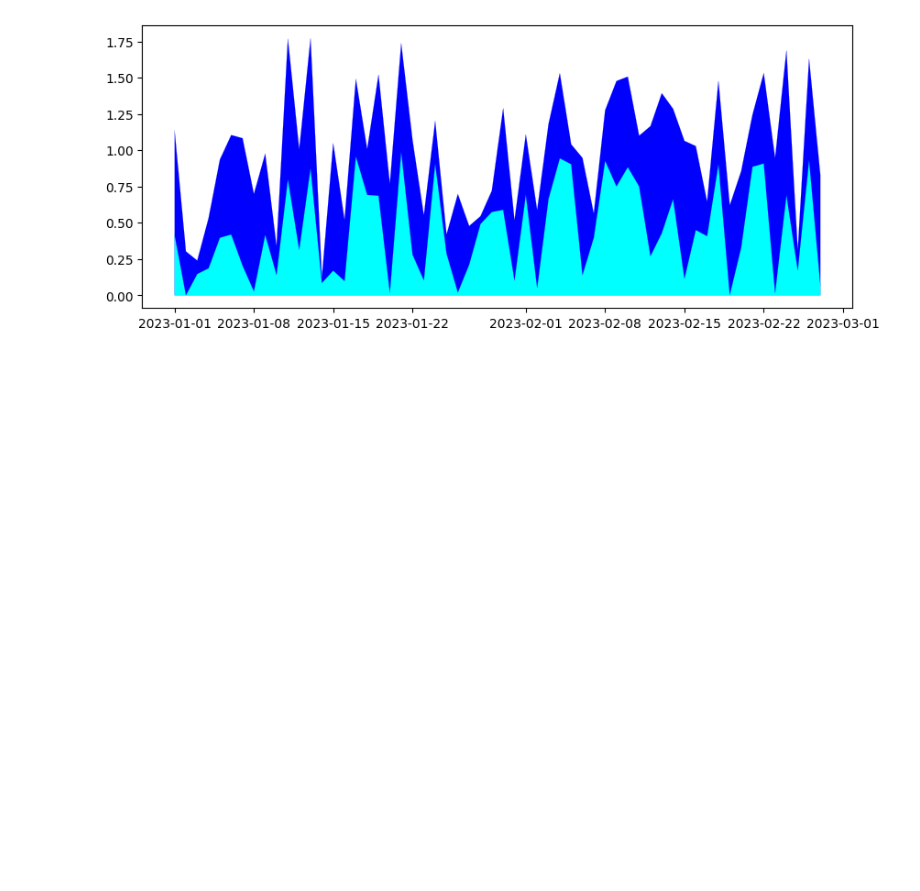
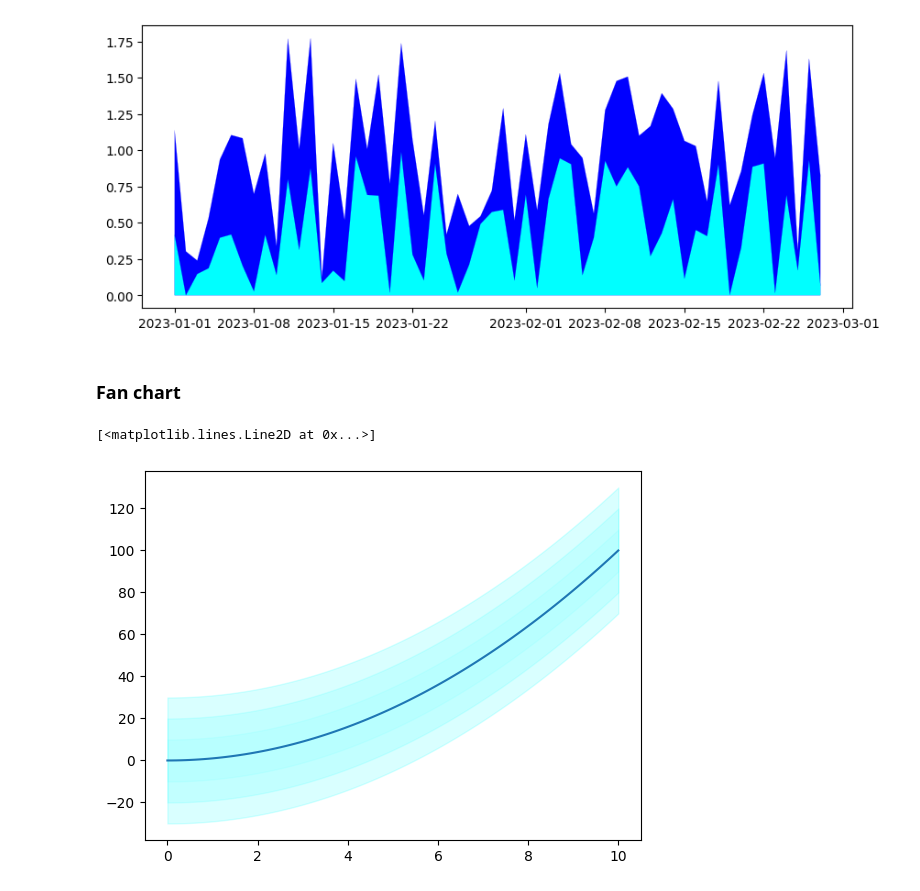
Before and after one commit to kazmierczakP/DataScienceNotebooks, a Jupyter notebook: Visualization.ipynb, the cells around one changed output. Drawn from its saved outputs; the diff is of its cells as text; code cells hidden in the pictures; blank space fills up the shorter version.

Commit message:
candlestick + fan charts

```diff
--- a/Visualization.ipynb
+++ b/Visualization.ipynb
@@ -737,3 +737,5 @@ plt.fill_between(df.index,df['col1'],df['zero'],where=df['zero']<df['col1'],face
 # %% [output]
 <matplotlib.collections.PolyCollection at 0x...>
 [figure]
+# %% [markdown]
+### Fan chart
@@ -739,0 +746,12 @@ plt.fill_between(df.index,df['col1'],df['zero'],where=df['zero']<df['col1'],face
+# %%
+N=100
+x=np.linspace(0,10,N)
+y=x**2
+# %%
+ranges=[10,20,30]
+for i in ranges:
+    plt.fill_between(x,y+i,y-i,color='cyan',alpha=i/200)
+plt.plot(x,y)
+# %% [output]
+[<matplotlib.lines.Line2D at 0x...>]
+[figure, added]
```
Also changed, not shown: parts of 10 cells of this notebook.
